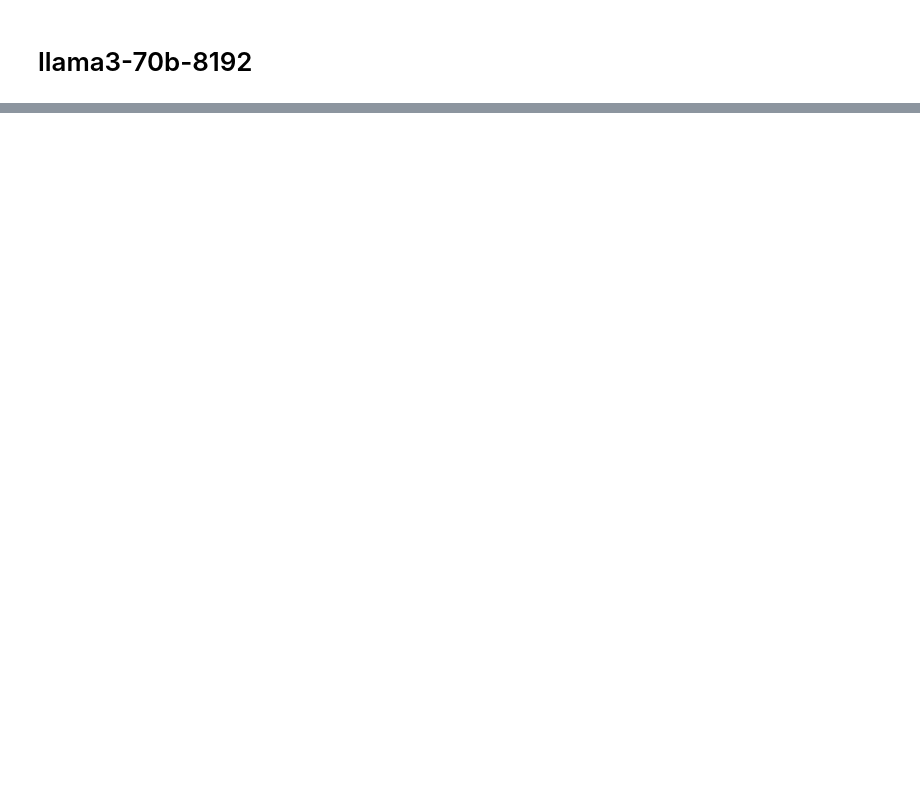
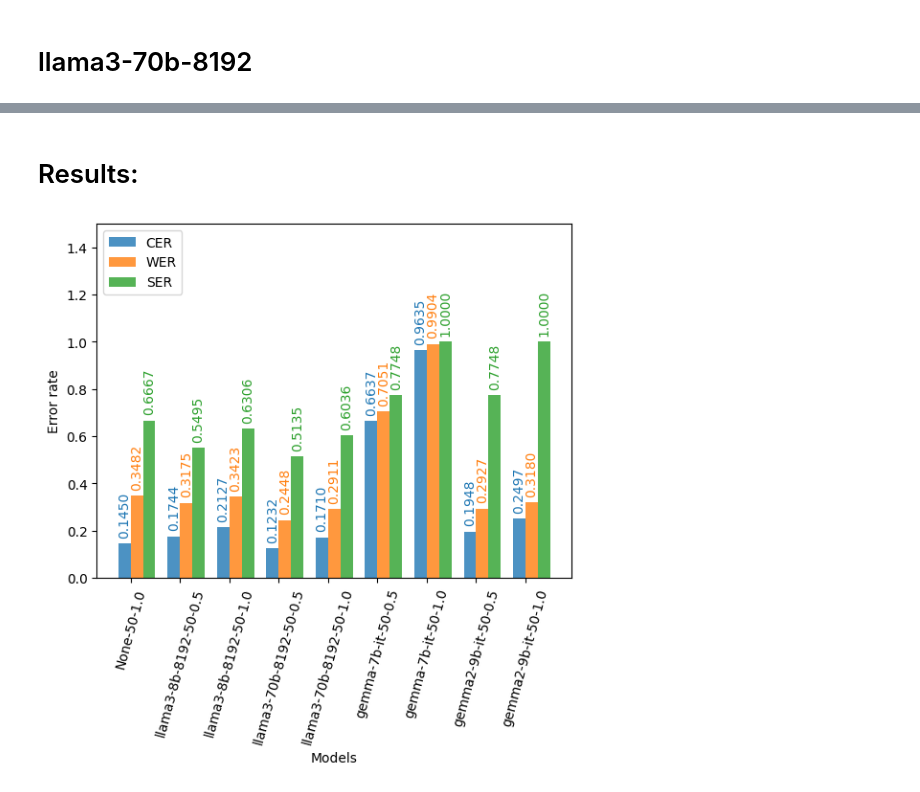
Before and after one commit to abegovac2/masters-theses-HTR, a Jupyter notebook: test_model_precision.ipynb, the cells around one changed output, grey strips where cells are left out. Saved outputs shown, nothing was run; the diff lists cells and outputs as text; code cells hidden in the pictures; blank space fills up the shorter version.

```diff
--- a/test_model_precision.ipynb
+++ b/test_model_precision.ipynb
@@ -138,0 +200,64 @@ await test(use_llm=True, groq_model="llama3-70b-8192")
+# %% [markdown]
+# Results:
+# %%
+data = []
+
+with open("./val_test.csv", "r") as rf:
+    head = rf.readline()
+    head = head.split(",")
+    while line := rf.readline():
+        line = line.split(",")
+        data_zip = {k.removesuffix("\n"): v.removesuffix("\n") for k, v in list(zip(head, line))}
+        data.append(data_zip)
+# %%
+x_labels = [f'{i["MODEL_NAME"]}-{i["FUEL_SHOT_SIZE"]}-{i["GROQ_THRESHOLD"]:.3}' for i in data]
+y_values_cer = [float(i["CER"]) for i in data]
+y_values_wer = [float(i["WER"]) for i in data]
+y_values_ser = [float(i["SER"]) for i in data]
+# %%
+import matplotlib.pyplot as plt
+import numpy as np
+
+x_labels = x_labels
+group1_values = y_values_cer
+group2_values = y_values_wer
+group3_values = y_values_ser
+
+
+colors_group1 = '#1f77b4'  # Blue
+colors_group2 = '#ff7f0e'  # Orange
+colors_group3 = '#2ca02c'  # Green
+
+fig, ax = plt.subplots()
+n_groups = len(x_labels)
+index = np.arange(n_groups)
+bar_width = 0.25
+opacity = 0.8
+
+bars1 = ax.bar(index, group1_values, bar_width, alpha=opacity, color=[colors_group1], label='CER')
+bars2 = ax.bar(index + bar_width, group2_values, bar_width, alpha=opacity, color=[colors_group2], label='WER')
+bars3 = ax.bar(index + 2*bar_width, group3_values, bar_width, alpha=opacity, color=[colors_group3], label='SER')
+
+ax.set_xlabel('Models')
+ax.set_ylabel('Error rate')
+ax.set_xticks(index + bar_width / 2)
+ax.set_xticklabels(x_labels, rotation=75)
+ax.legend()
+
+ax.set_ylim(0, 1.5)
+
+for bar, label, value in zip(bars1, x_labels, group1_values):
+    ax.text(bar.get_x() + bar.get_width() / 2, bar.get_height()+0.025, f'{value:.4f}',
+            ha='center', va='bottom', color=colors_group1, rotation=90)
+
+for bar, label, value in zip(bars2, x_labels, group2_values):
+    ax.text(bar.get_x() + bar.get_width() / 2, bar.get_height()+0.025, f'{value:.4f}',
+            ha='center', va='bottom', color=colors_group2, rotation=90)
+
+for bar, label, value in zip(bars3, x_labels, group3_values):
+    ax.text(bar.get_x() + bar.get_width() / 2, bar.get_height()+0.025, f'{value:.4f}',
+            ha='center', va='bottom', color=colors_group3, rotation=90)
+
+plt.show()
+# %% [output]
+[figure, added]
```
Also changed, not shown: parts of 20 cells of this notebook, 6 other files.
